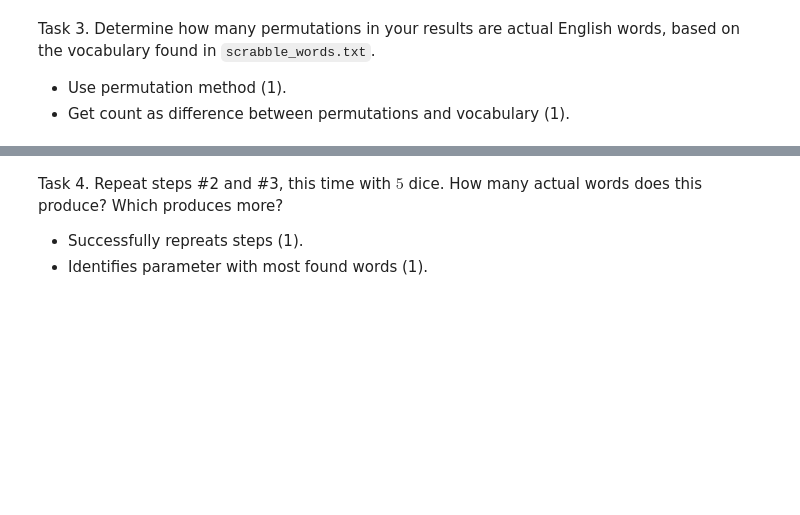
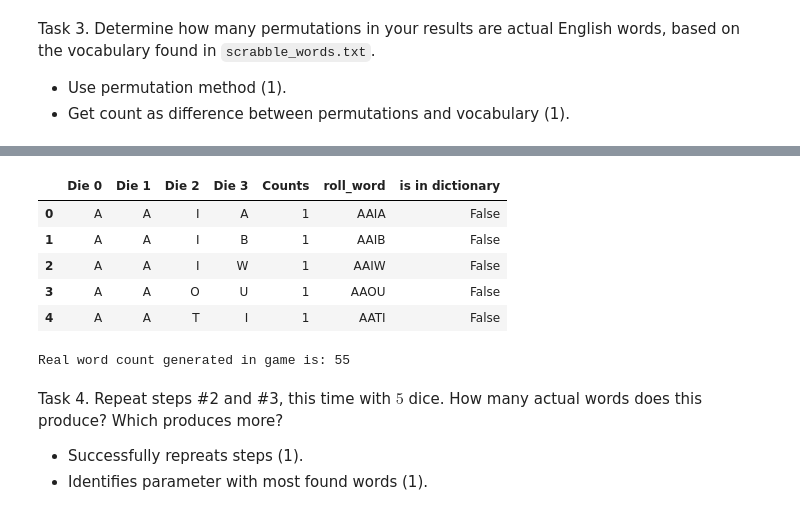
Before and after one commit to 1jamescaldwell/Monte-Carlo-Simulator, a Jupyter notebook: DS51200_FinalProject_ywe4kw.ipynb, the cells around one changed output, grey strips where cells are left out. Cells and saved outputs as stored; diff of their text form; code cells hidden in the pictures; blank space fills up the shorter version.

```diff
--- a/DS51200_FinalProject_ywe4kw.ipynb
+++ b/DS51200_FinalProject_ywe4kw.ipynb
@@ -571,3 +572,10 @@ Task 3. Determine how many permutations in your results are actual English words
 
 - Use permutation method (1).
 - Get count as difference between permutations and vocabulary (1).
+# %%
+import pandas as pd
+
+scrabble_words = pd.read_csv("scrabble_words.txt", sep='\t', header=None)
+scrabble_words.columns = ['Words']
+
+scrabble_words.head()
@@ -573,0 +589,6 @@ Task 3. Determine how many permutations in your results are actual English words
+# %%
+from MC_Package.analyzer import Analyzer
+my_analyzer_abc = Analyzer(my_game_abc)
+
+game_permutations = my_analyzer_abc.permutation_count()
+game_permutations.head()
@@ -573,0 +616,4 @@ Task 3. Determine how many permutations in your results are actual English words
+# %%
+# Create a new column which is the sum of each letter
+game_permutations['roll_word'] = game_permutations[game_permutations.columns[0:4]].sum(axis=1)
+game_permutations.head()
@@ -574,3 +627,19 @@ Task 3. Determine how many permutations in your results are actual English words
+# %%
+# Create a new column for if the word is in the scrabble words list
+game_permutations['is in dictionary'] = game_permutations['roll_word'].isin(scrabble_words['Words'])
+game_permutations.head()
+# %% [output]
+|  | Die 0 | Die 1 | Die 2 | Die 3 | Counts | roll_word | is in dictionary |
+| 0 | A | A | I | A | 1 | AAIA | False |
+| 1 | A | A | I | B | 1 | AAIB | False |
+| 2 | A | A | I | W | 1 | AAIW | False |
+| 3 | A | A | O | U | 1 | AAOU | False |
+| 4 | A | A | T | I | 1 | AATI | False |
+# %%
+real_word_count = sum(game_permutations['is in dictionary'])
+print('Real word count generated in game is: ' + str(real_word_count))
+# %% [output]
+Real word count generated in game is: 55
 # %% [markdown]
 Task 4. Repeat steps #2 and #3, this time with $5$ dice. How many actual words does this produce? Which produces more?
 
```
Also changed, not shown: parts of 5 cells of this notebook.
